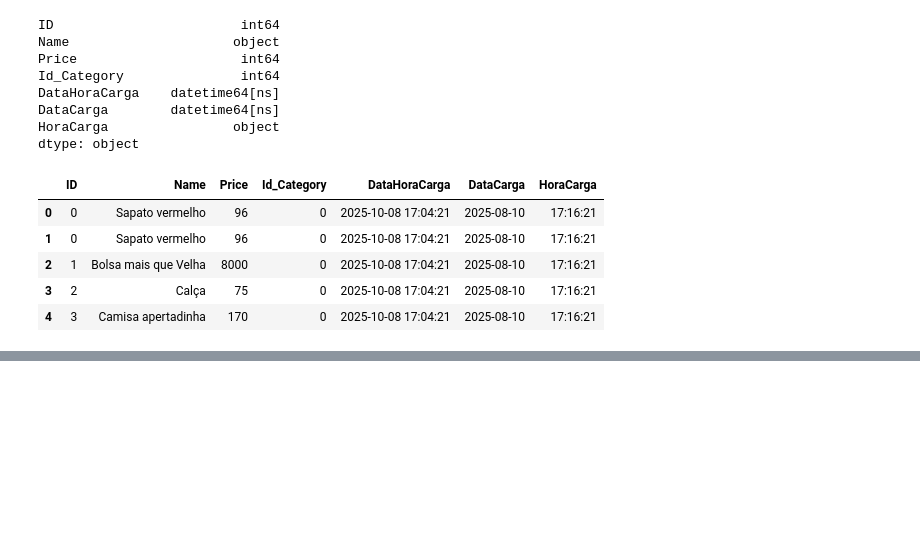
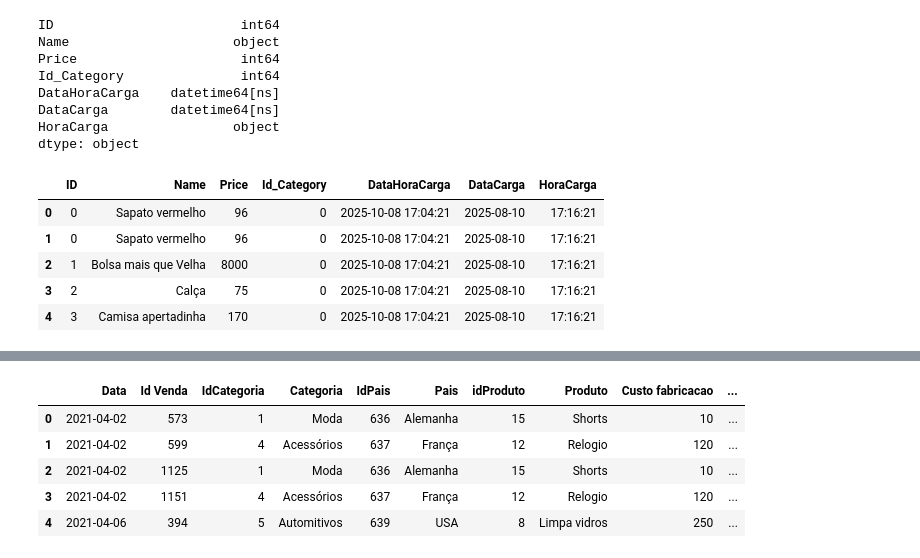
Before and after one commit to NaylsonS/estudos_big_query, a Jupyter notebook: bigquery.ipynb, the cells around one changed output, grey strips where cells are left out. Drawn from its saved outputs; the diff is of its cells as text; code cells hidden in the pictures; blank space fills up the shorter version.

```diff
--- a/bigquery.ipynb
+++ b/bigquery.ipynb
@@ -302,0 +318,15 @@ df3.to_gbq(
+# %%
+# Concatenar tabelas de vendas
+vendas2021 = pd.read_excel(r'G:\ANALISYS\EZTEC\NAYLSON ARAUJO\0.0-Temp\00_Estudos\ETL Google BigQuery\Arquivos+google+bigquery\Arquivos google bigquery\Arquivos\Origem\arquivos_excel\Consolidar\Vendas2021.xlsx')
+vendas2022 = pd.read_excel(r'G:\ANALISYS\EZTEC\NAYLSON ARAUJO\0.0-Temp\00_Estudos\ETL Google BigQuery\Arquivos+google+bigquery\Arquivos google bigquery\Arquivos\Origem\arquivos_excel\Consolidar\Vendas2022.xlsx')
+vendas2023 = pd.read_excel(r'G:\ANALISYS\EZTEC\NAYLSON ARAUJO\0.0-Temp\00_Estudos\ETL Google BigQuery\Arquivos+google+bigquery\Arquivos google bigquery\Arquivos\Origem\arquivos_excel\Consolidar\Vendas2023.xlsx')
+
+VendasTotais = pd.concat( [vendas2021, vendas2022, vendas2023] )
+VendasTotais.head()
+# %% [output]
+|  | Data | Id Venda | IdCategoria | Categoria | IdPais | Pais | idProduto | Produto | Custo fabricacao | ... |
+| 0 | 2021-04-02 | 573 | 1 | Moda | 636 | Alemanha | 15 | Shorts | 10 | ... |
+| 1 | 2021-04-02 | 599 | 4 | Acessórios | 637 | França | 12 | Relogio | 120 | ... |
+| 2 | 2021-04-02 | 1125 | 1 | Moda | 636 | Alemanha | 15 | Shorts | 10 | ... |
+| 3 | 2021-04-02 | 1151 | 4 | Acessórios | 637 | França | 12 | Relogio | 120 | ... |
+| 4 | 2021-04-06 | 394 | 5 | Automitivos | 639 | USA | 8 | Limpa vidros | 250 | ... |
```
Also changed, not shown: parts of 5 cells of this notebook, 1 other file.
